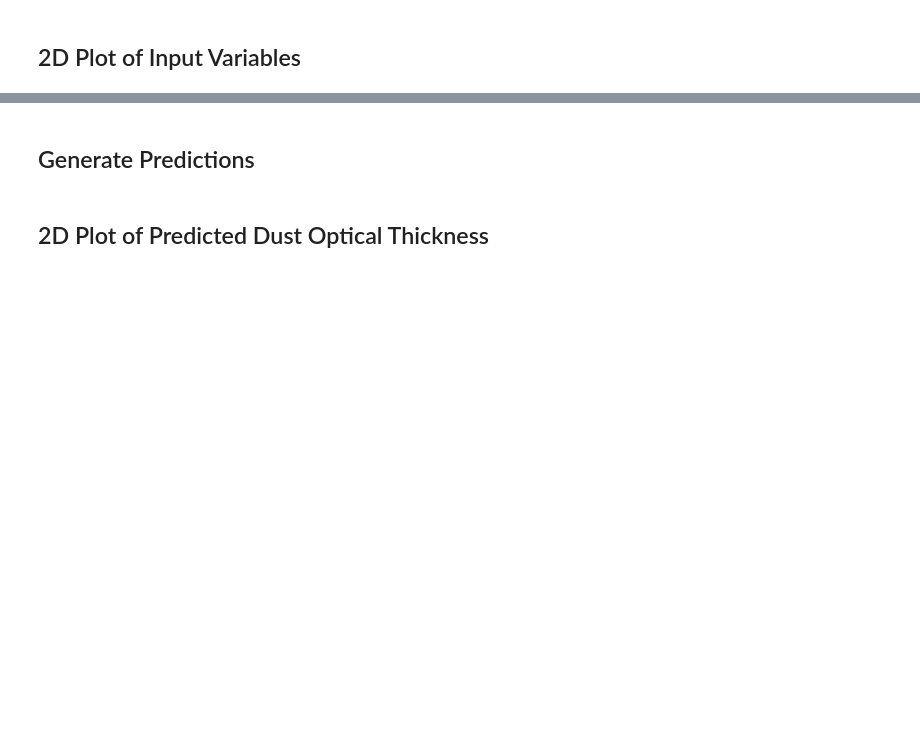
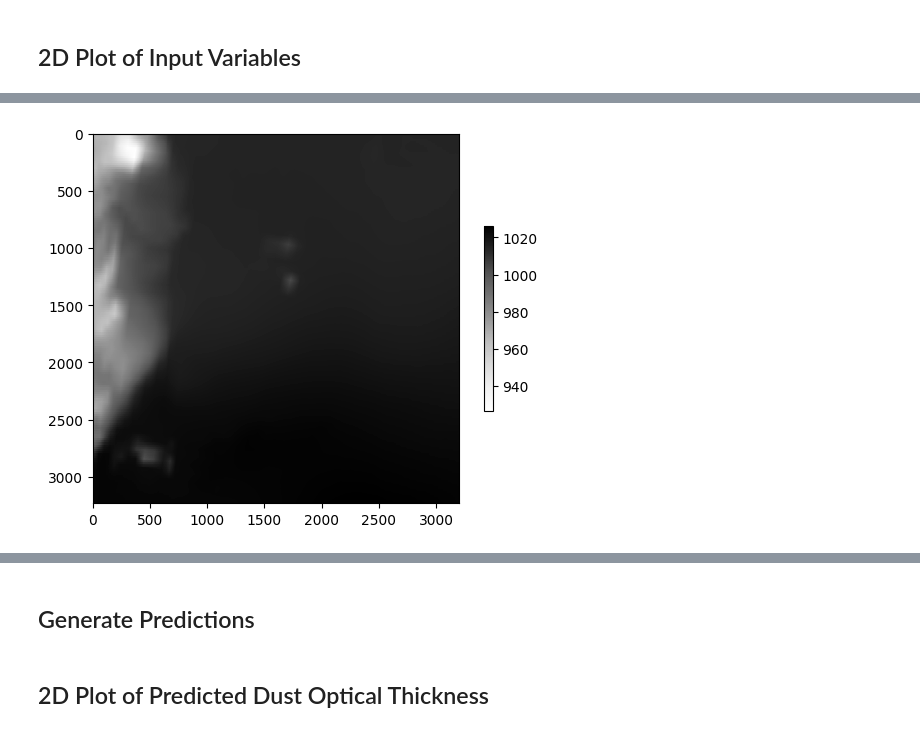
Before and after one commit to mwallace5270/hot-dust, a Jupyter notebook: predict.ipynb, the cells around one changed output, grey strips where cells are left out. Saved outputs shown, nothing was run; the diff lists cells and outputs as text; code cells hidden in the pictures; blank space fills up the shorter version.

```diff
--- a/predict.ipynb
+++ b/predict.ipynb
@@ -212,8 +277,10 @@ plt.show()
 # %%
 # Surface pressure
-plt.imshow(variables_merged["PS"], cmap="Grays", interpolation="none")
+plt.imshow(variables_merged["PS"], cmap="Greys", interpolation="none")
 # Colorbar and lables
 cb = plt.colorbar(shrink=0.5)
 plt.show()
+# %% [output]
+[figure, added]
 # %%
 # Water vapor
```
Also changed, not shown: parts of 18 cells of this notebook.
